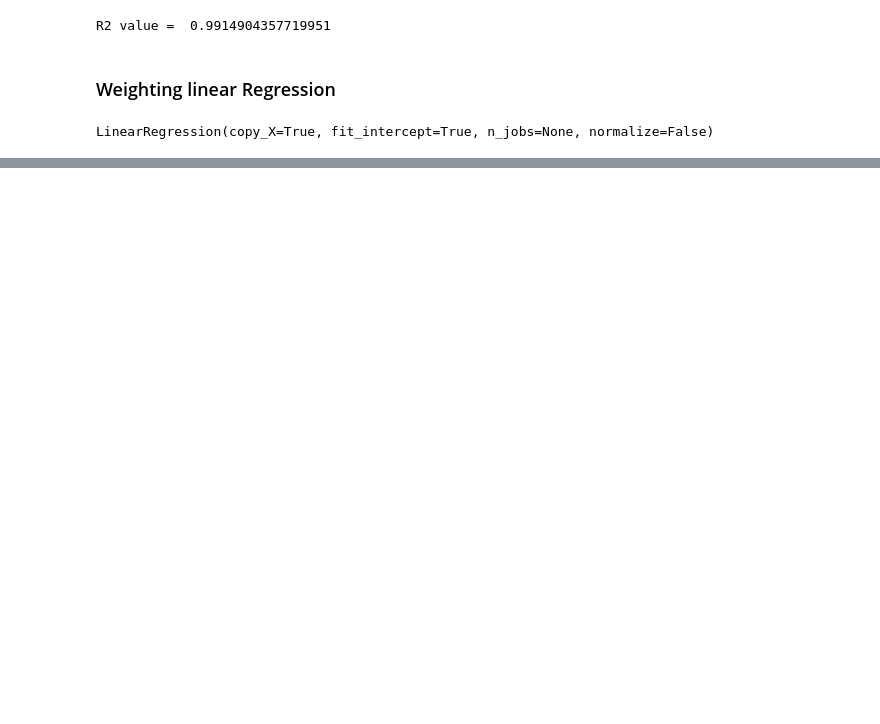
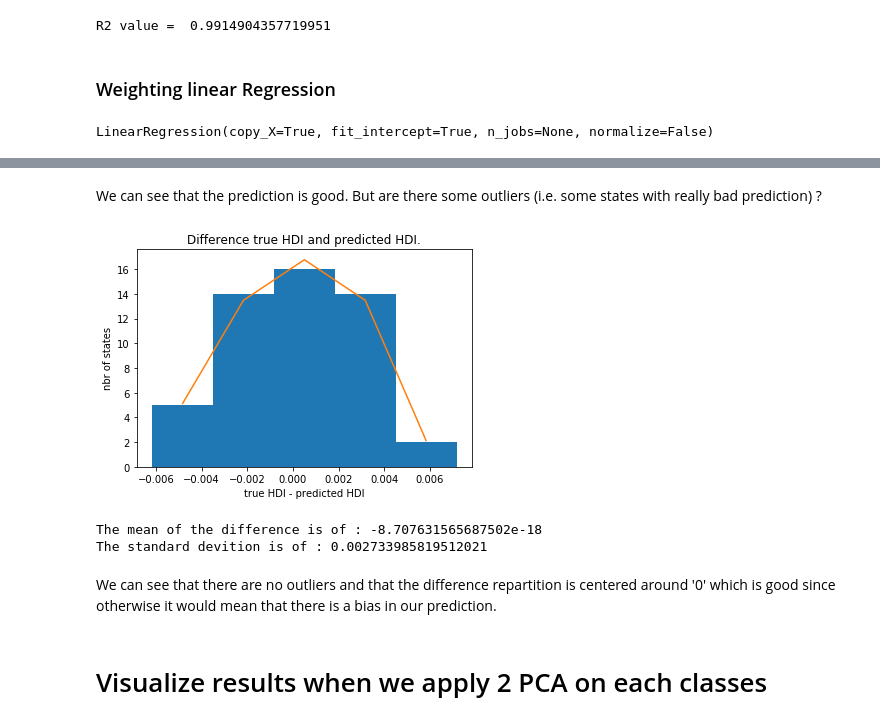
Before and after one commit to steber97/RecursionFairies_AdaProject, a Jupyter notebook: lorisLinearRidgeRegressionAndSVR.ipynb, the cells around one changed output, grey strips where cells are left out. Cells and saved outputs as stored; diff of their text form; code cells hidden in the pictures; blank space fills up the shorter version.

```diff
--- a/lorisLinearRidgeRegressionAndSVR.ipynb
+++ b/lorisLinearRidgeRegressionAndSVR.ipynb
@@ -517,0 +637,26 @@ R2 value =  0.958238305729665
+# %% [markdown]
+We can see that the prediction is good. But are there some outliers (i.e. some states with really bad prediction) ?
+# %%
+from scipy.interpolate import UnivariateSpline
+
+differenceTable = y - Y_pred.reshape(len(Y_pred))
+
+plt.title("Difference true HDI and predicted HDI.")
+plt.xlabel("true HDI - predicted HDI")
+plt.ylabel("nbr of states")
+plt.hist(differenceTable, bins=5)
+p, x = np.histogram(differenceTable, bins=5)
+x = x[:-1] + (x[1] - x[0])/2   # convert bin edges to centers
+f = UnivariateSpline(x, p, s=5)
+plt.plot(x, f(x))
+plt.show()
+print("The mean of the difference is of : "+str(differenceTable.mean()))
+print("The standard devition is of : "+str(np.std(differenceTable)))
+# %% [output]
+[figure, added]
+The mean of the difference is of : -8.707631565687502e-18
+The standard devition is of : 0.002733985819512021
+# %% [markdown]
+We can see that there are no outliers and that the difference repartition is centered around '0' which is good since otherwise it would mean that there is a bias in our prediction.
+# %% [markdown]
+# Visualize results when we apply 2 PCA on each classes
```
Also changed, not shown: parts of 53 cells of this notebook.
